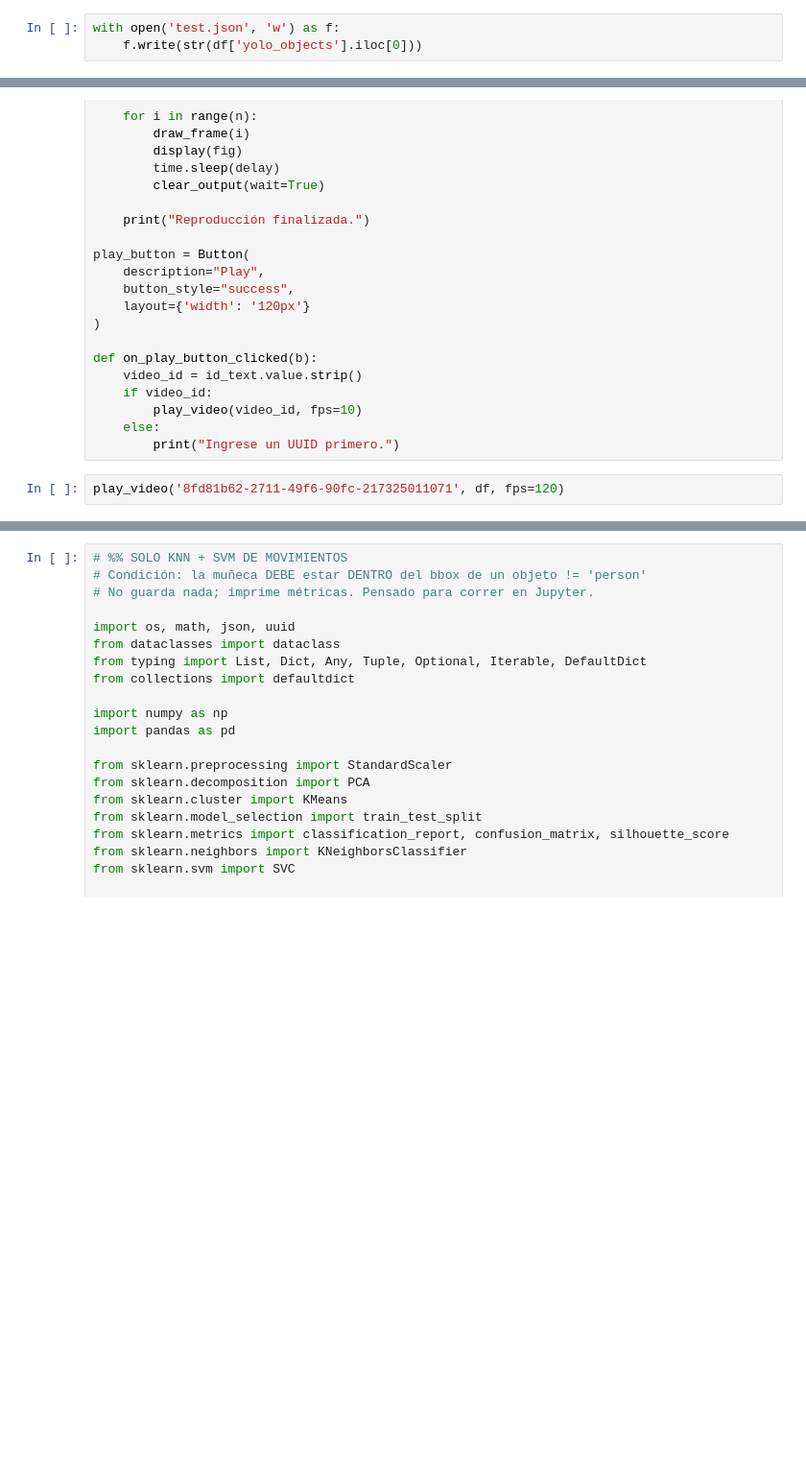
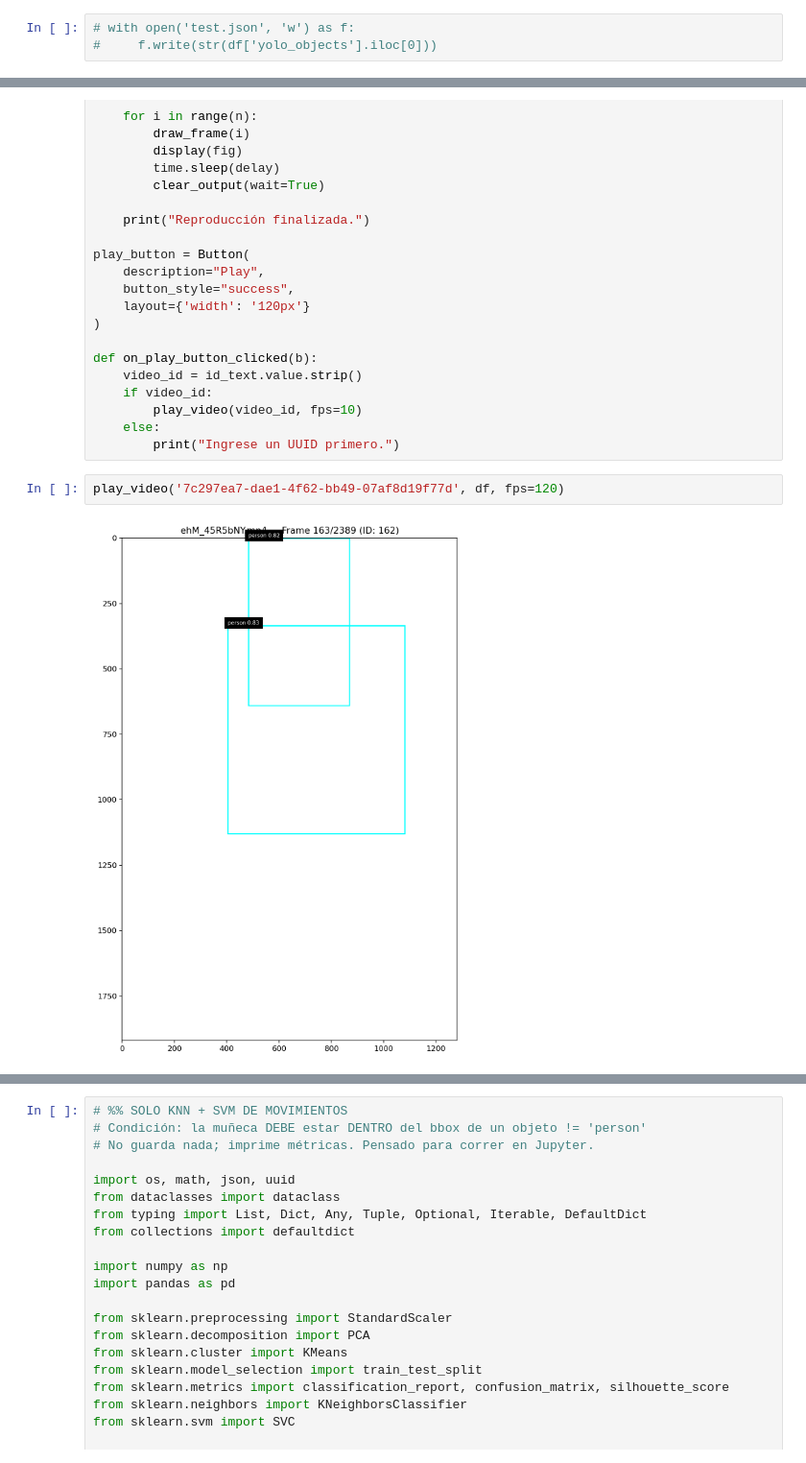
Before and after one commit to DuneV/YoCOCO, a Jupyter notebook: test.ipynb, the cells around one changed output, grey strips where cells are left out. Shown at 96% size. Saved outputs shown, nothing was run; the diff lists cells and outputs as text; blank space fills up the shorter version.

```diff
--- a/test.ipynb
+++ b/test.ipynb
@@ -37,6 +42,6 @@ df.head()
 # %%
-with open('test.json', 'w') as f:
-    f.write(str(df['yolo_objects'].iloc[0]))
+# with open('test.json', 'w') as f:
+#     f.write(str(df['yolo_objects'].iloc[0]))
 # %%
 import os, json, math
 import numpy as np
@@ -332,6 +367,8 @@ def on_play_button_clicked(b):
     else:
         print("Ingrese un UUID primero.")
 # %%
-play_video('8fd81b62-2711-49f6-90fc-217325011071', df, fps=120)
+play_video('7c297ea7-dae1-4f62-bb49-07af8d19f77d', df, fps=120)
+# %% [output]
+[figure, added]
 # %%
 listar_ids_videoanalysis(df)
```
Also changed, not shown: parts of 6 cells of this notebook, 7 other files.
